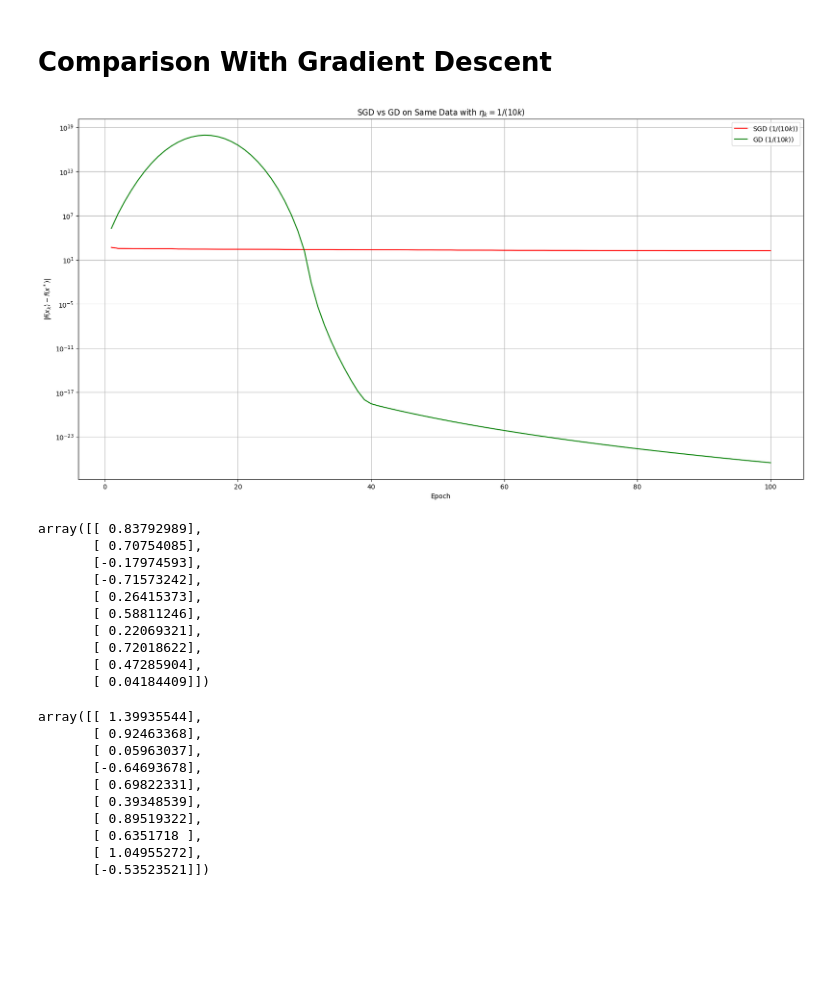
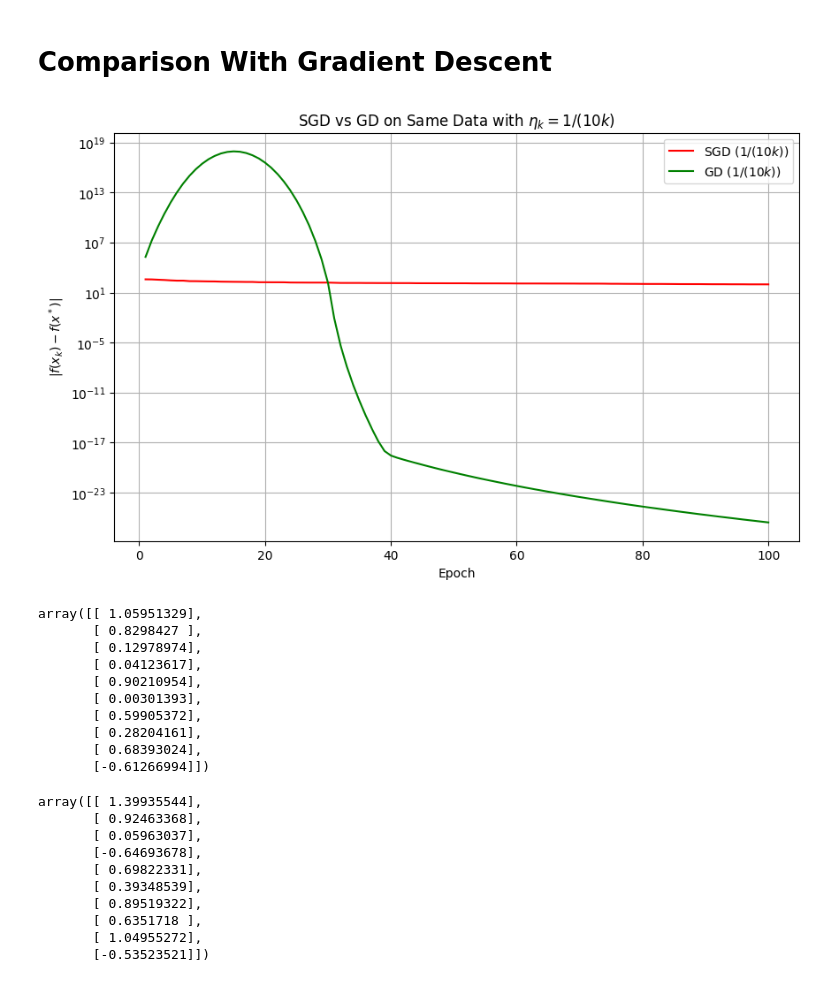
Before and after one commit to sumit-sah314/my-ml-learning-journey, a Jupyter notebook: ML Research/SGD/sgd1.ipynb, the cells around one changed output. Drawn from its saved outputs; the diff is of its cells as text; code cells hidden in the pictures; blank space fills up the shorter version.

```diff
--- a/ML Research/SGD/sgd1.ipynb
+++ b/ML Research/SGD/sgd1.ipynb
@@ -47,9 +47,9 @@ def sgd(A, b, x0, epochs, lr_schedule):
     for k in range(1, epochs + 1):
         i = np.random.randint(m)
         a_i = A[i:i+1, :]
-        eta = lr_schedule(k)
+        gamma = lr_schedule(k)
         grad = grad_f_i(a_i, b, x).reshape(-1, 1)
-        x -= eta * grad
+        x -= gamma * grad
 
         fx = f(A, b, x)
         errors.append(abs(fx - f_star))
@@ -66,9 +66,9 @@ def gd(A, b, x0, epochs, lr_schedule):
     f_star = f(A, b, x_star)
 
     for k in range(1, epochs + 1):
-        eta = lr_schedule_gd(k)
+        gamma = lr_schedule_gd(k)
         grad = grad_f_full(A, b, x)
-        x -= eta * grad
+        x -= gamma * grad
 
         fx = f(A, b, x)
         errors.append(abs(fx - f_star))
@@ -135,34 +156,34 @@ plt.show()
 # %%
 lr_schedule_gd = lambda k: 1.0/(10* k)
 x_gd, error_gd = gd(A, b, x0, epochs=100, lr_schedule=lr_schedule_gd)
 
 # Plot comparison
-plt.figure(figsize=(20, 10))
-plt.plot(range(1, 101), error_sgd[:100], label='SGD ($1/(10k)$)', color='red')
+plt.figure(figsize=(10, 6))
+plt.plot(range(1, 101), error_sgd2[:100], label='SGD ($1/(10k)$)', color='red')
 plt.plot(range(1, 101), error_gd[:100], label='GD ($1/(10k)$)', color='green')
 plt.yscale("log")
 plt.xlabel("Epoch")
 plt.ylabel(r"$|f(x_k) - f(x^*)|$")
 plt.title("SGD vs GD on Same Data with $\\eta_k = 1/(10k)$")
 plt.yscale("log")
 plt.legend()
 plt.grid(True)
 plt.show()
 # %% [output]
-[figure, old version]
+[figure, new version]
 # %%
-x_sgd
+x_sgd2
 # %% [output]
-array([[ 0.83792989],
-       [ 0.70754085],
-       [-0.17974593],
-       [-0.71573242],
-       [ 0.26415373],
-       [ 0.58811246],
-       [ 0.22069321],
-       [ 0.72018622],
-       [ 0.47285904],
-       [ 0.04184409]])
+array([[ 1.05951329],
+       [ 0.8298427 ],
+       [ 0.12978974],
+       [ 0.04123617],
+       [ 0.90210954],
+       [ 0.00301393],
+       [ 0.59905372],
+       [ 0.28204161],
+       [ 0.68393024],
+       [-0.61266994]])
 # %%
 x_gd
 # %% [output]
```
Also changed, not shown: parts of 2 cells of this notebook, 2 other files.
